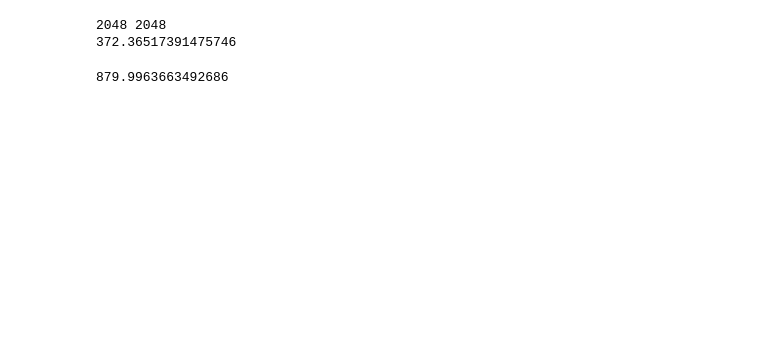
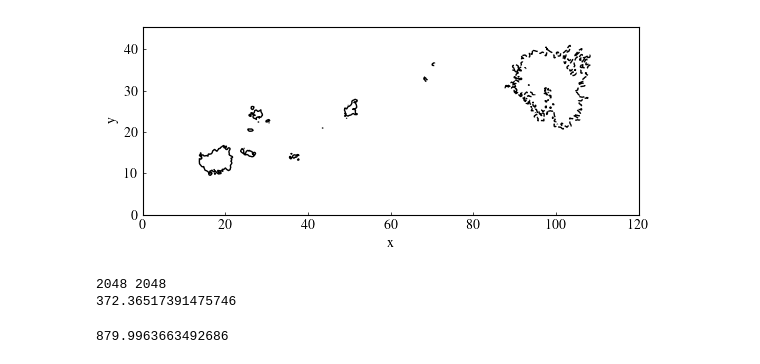
Before and after one commit to LMNadol/mflex, a Jupyter notebook: mhsflex/thesis_SolOr.ipynb, the cells around one changed output. Saved outputs shown, nothing was run; the diff lists cells and outputs as text; code cells hidden in the pictures; blank space fills up the shorter version.

```diff
--- a/mhsflex/thesis_SolOr.ipynb
+++ b/mhsflex/thesis_SolOr.ipynb
@@ -119,3 +123,21 @@ plt.show()
+# %%
+fig = plt.figure()
+ax = fig.add_subplot(111)
+ax.set_xlabel("x")
+ax.set_ylabel("y")
+plt.tick_params(direction="in", length=2, width=0.5)
+ax.set_box_aspect((880-630)/(1100-440))
+CS = ax.contour(
+    x_grid, y_grid, data2d.bz,
+    levels=(-1000, 1000),
+    colors="black",
+    linewidths=1.0,
+)
+plotname = folder + "/contour2.png"
+plt.savefig(plotname, dpi=300, bbox_inches="tight", pad_inches=0.1)
+plt.show()
+# %% [output]
+[figure, added]
 # %%
 print(data2d.nx, data2d.ny)
 print(data2d.nx * data2d.px)
```
Also changed, not shown: parts of 14 cells of this notebook, 3 other files.
